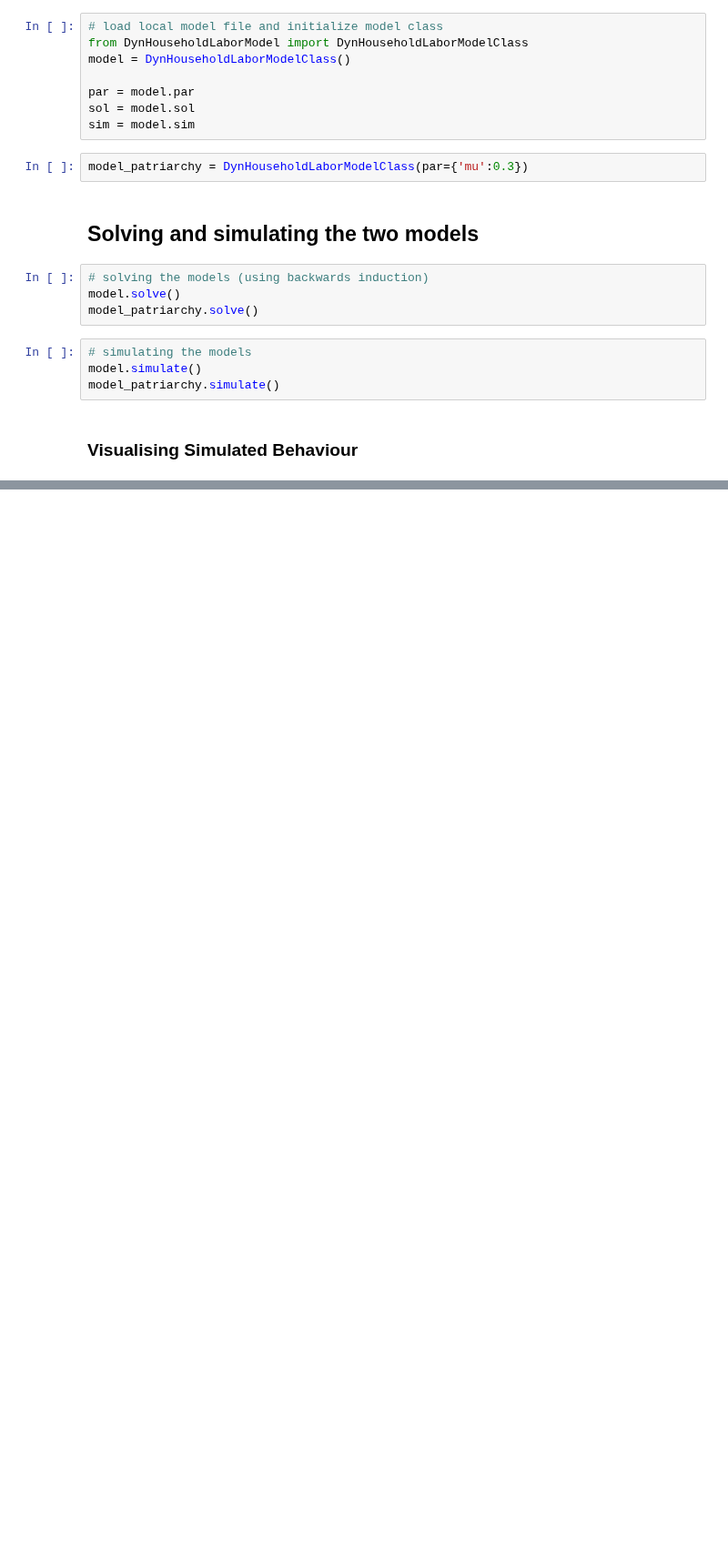
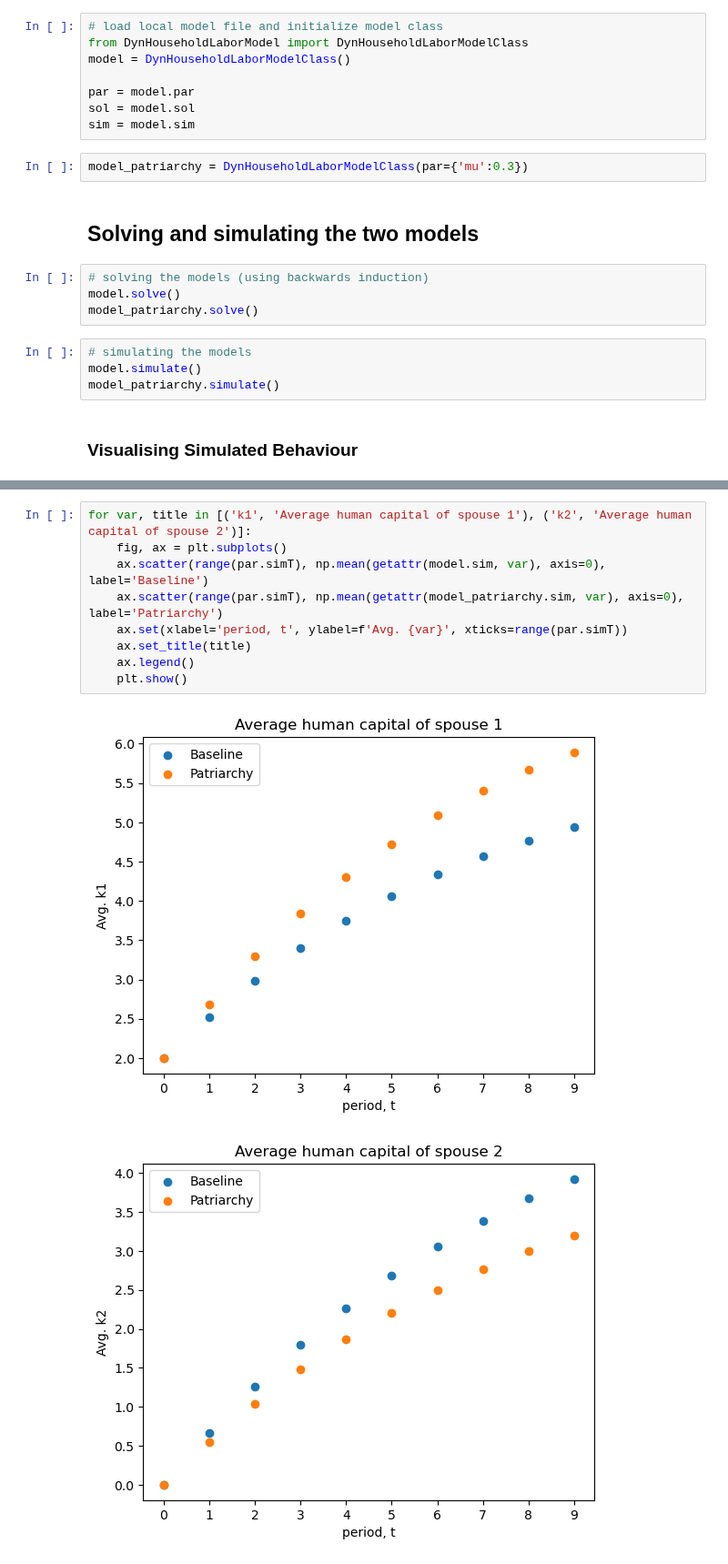
Before and after one commit to NumEconCopenhagen/projects-2024-josh-joshua-and-lyonell, a Jupyter notebook: modelproject/Model Project 2024/01. Dynamic Household Labor.ipynb, the cells around one changed output, grey strips where cells are left out. Shown at 91% size. Cells and saved outputs as stored; diff of their text form; blank space fills up the shorter version.

```diff
--- a/modelproject/Model Project 2024/01. Dynamic Household Labor.ipynb
+++ b/modelproject/Model Project 2024/01. Dynamic Household Labor.ipynb
@@ -104,0 +119,12 @@ model_patriarchy.simulate()
+# %%
+for var, title in [('k1', 'Average human capital of spouse 1'), ('k2', 'Average human capital of spouse 2')]:
+    fig, ax = plt.subplots()
+    ax.scatter(range(par.simT), np.mean(getattr(model.sim, var), axis=0), label='Baseline')
+    ax.scatter(range(par.simT), np.mean(getattr(model_patriarchy.sim, var), axis=0), label='Patriarchy')
+    ax.set(xlabel='period, t', ylabel=f'Avg. {var}', xticks=range(par.simT))
+    ax.set_title(title)
+    ax.legend()
+    plt.show()
+# %% [output]
+[figure, added]
+[figure, added]
```
Also changed, not shown: parts of 8 cells of this notebook, 1 other file.
